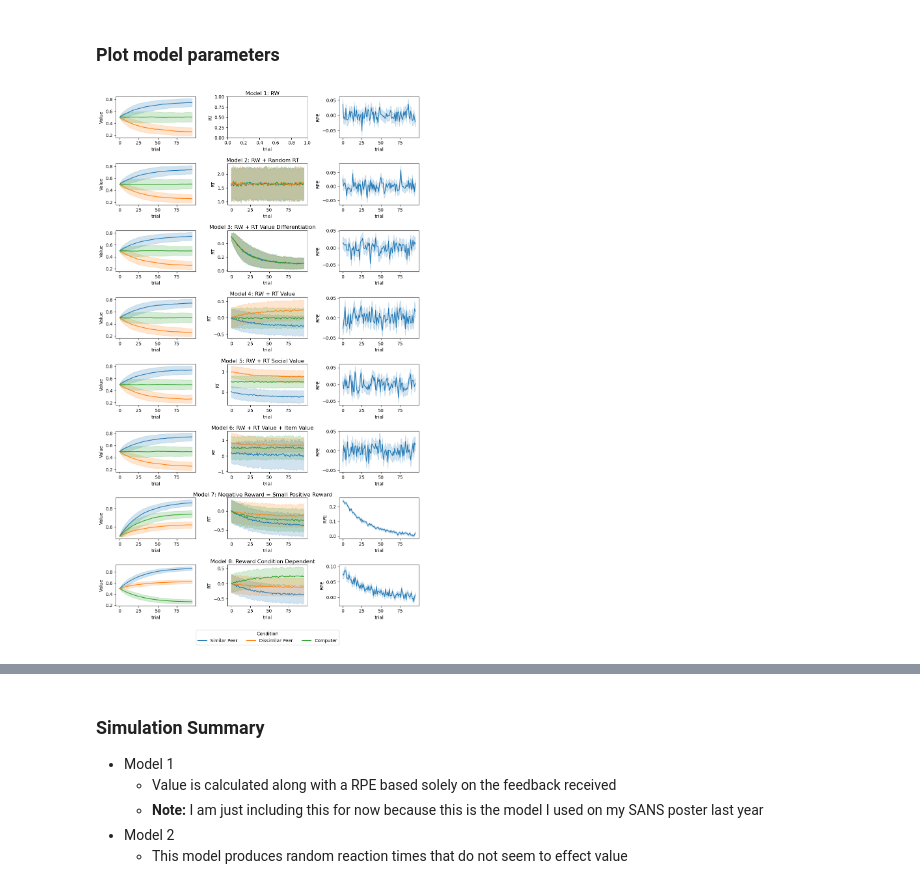
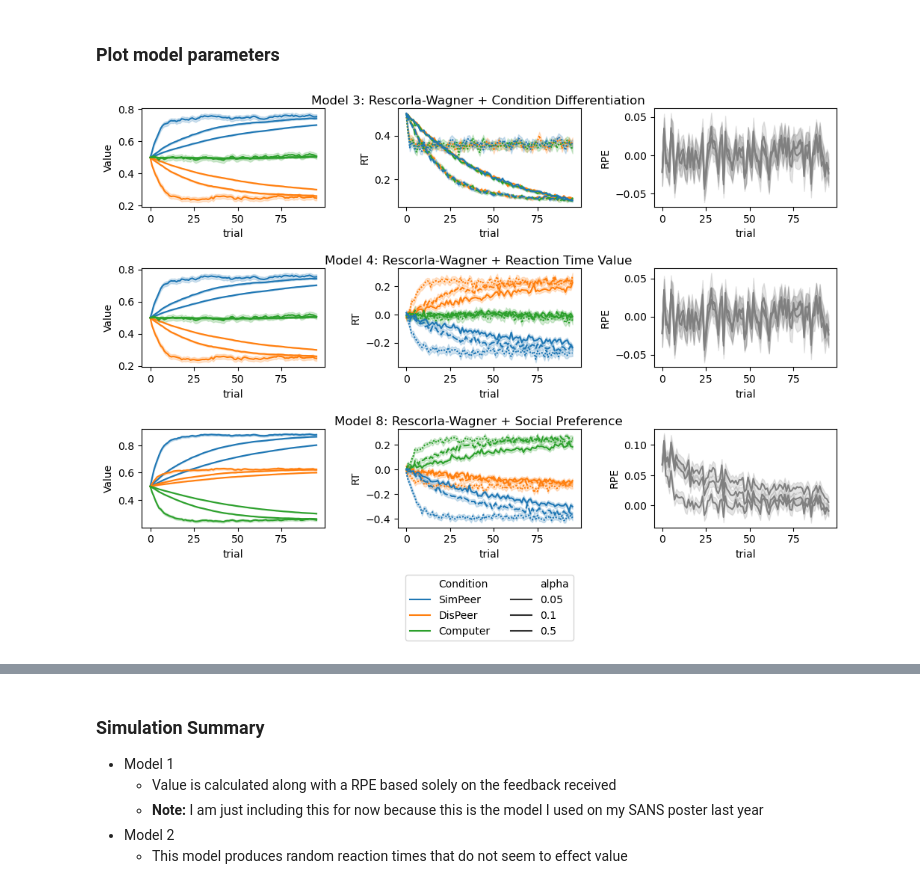
Before and after one commit to hspopal/scon_social_reward, a Jupyter notebook: code/social_reward_modeling.ipynb, the cells around one changed output, grey strips where cells are left out. Saved outputs shown, nothing was run; the diff lists cells and outputs as text; code cells hidden in the pictures.

```diff
--- a/code/social_reward_modeling.ipynb
+++ b/code/social_reward_modeling.ipynb
@@ -211,7 +263,7 @@ def rw_rtvaldiff_model(trial_list, alpha, beta, neg_reward=False):
 - Reaction time is directly based on the value of the condition
 - Hypothesis: Higher value and faster reaction time for the similar peer, low value and slower reaction time for dissimilar peer, and neutral value and no change in reaction time for computer.
 # %%
-def rw_rt_model(trial_list, alpha, beta, neg_reward=False):
+def rw_rt_model(trial_list, alpha, beta, neg_reward=False, sim=False):
 
     # Define an empty dataframe for the value of each condition at each trial
     V = pd.DataFrame(columns=['SimPeer', 'DisPeer', 'Computer'],
@@ -252,8 +304,14 @@ def rw_rt_model(trial_list, alpha, beta, neg_reward=False):
         V.loc[t+1, V.columns != cond_t] = V.loc[t, V.columns != cond_t]
 
     RL_output = V.iloc[:-1].copy()
+    if sim == False:
+        RL_output = pd.concat([RL_output, trial_list[['ConditionName', 'ItemStart', 'ItemDur',
+                                    'ParticipantsFirstAnswer', 'FirstButtonPressTime',
+                                    'FeedbackStart', 'FeedbackDur', 'Correct_RT',
+                                    'redcap_v_task']]], axis=1)
     RL_output['Peer'] = trial_list['Peer']
     RL_output['Interest'] = trial_list['Interest']
+    RL_output['Feedback'] = trial_list['Feedback']
     RL_output['RPE'] = RPE
     RL_output['RT'] = RT
 
@@ -432,7 +493,7 @@ def rw_rt_modreward_model(trial_list, alpha, beta, neg_reward=False):
 - Positive feedback for the computer offers half reward (0.5)
 - Participants may still be motivated to learn about the peers, regardless of the valence of the feedback
 # %%
-def rw_rt_modreward2_model(trial_list, alpha, beta, neg_reward=False):
+def rw_rt_modreward2_model(trial_list, alpha, beta, neg_reward=False, sim=False):
 
     # Define an empty dataframe for the value of each condition at each trial
     V = pd.DataFrame(columns=['SimPeer', 'DisPeer', 'Computer'],
@@ -485,6 +546,7 @@ def rw_rt_modreward2_model(trial_list, alpha, beta, neg_reward=False):
     RL_output = V.iloc[:-1].copy()
     RL_output['Peer'] = trial_list['Peer']
     RL_output['Interest'] = trial_list['Interest']
+    RL_output['Feedback'] = trial_list['Feedback']
     RL_output['RPE'] = RPE
     RL_output['RT'] = RT
 
@@ -557,6 +619,8 @@ def simulate_data(n_trials):
 
     sim_data = sim_data.sample(frac=1).reset_index(drop=True)
 
+    sim_data['Trial'] = (range(1,n_trials+1))
+
     return(sim_data)
 # %% [markdown]
 ### Define model simulation function
@@ -609,13 +747,10 @@ model_8, model_8_long = run_rl_model(model=rw_rt_modreward2_model, alpha=0.1, be
 # %% [markdown]
 ### Plot model parameters
 # %%
-relv_models = [model_1_long, model_2_long, model_3_long,
-               model_4_long, model_5_long, model_6_long, model_7_long, model_8_long]
-relv_titles = ['Model 1: RW', 'Model 2: RW + Random RT', 'Model 3: RW + RT Value Differentiation',
-               'Model 4: RW + RT Value', 'Model 5: RW + RT Social Value',
-               'Model 6: RW + RT Value + Item Value',
-               'Model 7: Negative Reward = Small Positive Reward',
-               'Model 8: Reward Condition Dependent']
+relv_models = [model_3_long, model_4_long, model_8_long]
+relv_titles = ['Model 3: Rescorla-Wagner + Condition Differentiation',
+               'Model 4: Rescorla-Wagner + Reaction Time Value',
+               'Model 8: Rescorla-Wagner + Social Preference']
 
 palette = {'SimPeer':sns.color_palette()[0],
            'DisPeer':sns.color_palette()[1],
@@ -628,36 +763,40 @@ fig = plt.figure(figsize=(12,2*len(relv_models)))
 subfigs = fig.subfigures(nrows=len(relv_models), ncols=1, hspace=0.25)
 #subfigs.subplots_adjust(hspace=2)
 for row, subfig in enumerate(subfigs):
     subfig.suptitle(relv_titles[row])
     plt.subplots_adjust(wspace=0.4)
 
     # create 1x3 subplots per subfig
     axs = subfig.subplots(nrows=1, ncols=3)
         #ax.plot()
         #ax.set_title(f'Plot title {col}')
 
     # Plot Value
     sns.lineplot(data=relv_models[row], x='trial', y='Value', dashes=False,
-                 hue='Condition', errorbar='sd', ax=axs[0])
+                 hue='Condition', style='alpha', ax=axs[0])
     axs[0].set_ylabel('Value')
     if row == len(relv_models)-1:
-        sns.move_legend(axs[0], "lower center", bbox_to_anchor=(1.9, -1),
-                   labels=['Similar Peer','Dissimilar Peer','Computer'], ncol=3)
+        plt.setp(axs[0].get_legend().legend_handles, markeredgewidth=1)
+        sns.move_legend(axs[0], "lower center", bbox_to_anchor=(1.9, -1.2), ncol = 2)
+        #sns.move_legend(axs[0], "lower center", bbox_to_anchor=(1.9, -1),
+        #           labels=['Similar Peer','Dissimilar Peer','Computer'], ncol=3)
     else:
         axs[0].get_legend().remove()
 
     #axs[row,0].set_title(relv_titles[i])
 
 
     # Plot reaction time
     sns.lineplot(data=relv_models[row], x='trial', y='RT',
-                 hue='Peer', errorbar='sd', ax=axs[1], palette=palette)
+                 hue='Peer', style='alpha', ax=axs[1], palette=palette)
     axs[1].get_legend().remove()
     axs[1].set_ylabel('RT')
 
 
     # Plot reward prediction error
-    sns.lineplot(data=relv_models[row], x='trial', y='RPE', dashes=False, ax=axs[2])
+    sns.lineplot(data=relv_models[row], x='trial', y='RPE', style='alpha',
+                 dashes=False, ax=axs[2], color='grey')
+    axs[2].get_legend().remove()
     axs[2].set_ylabel('RPE')
 # %% [output]
-[figure, old version]
+[figure, new version]
```
Also changed, not shown: parts of 69 cells of this notebook, 18 other files.
